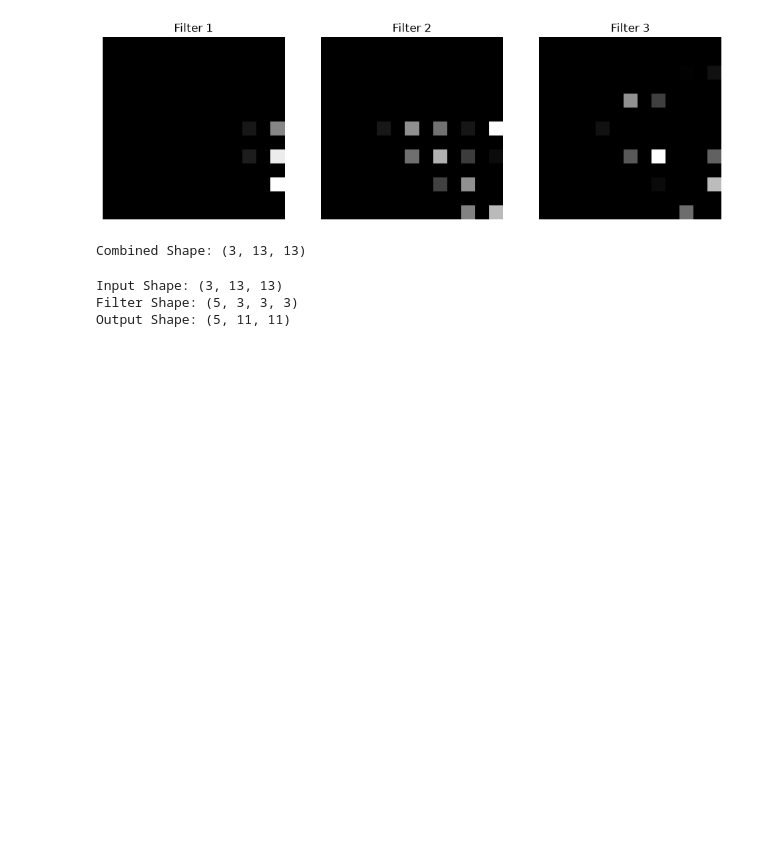
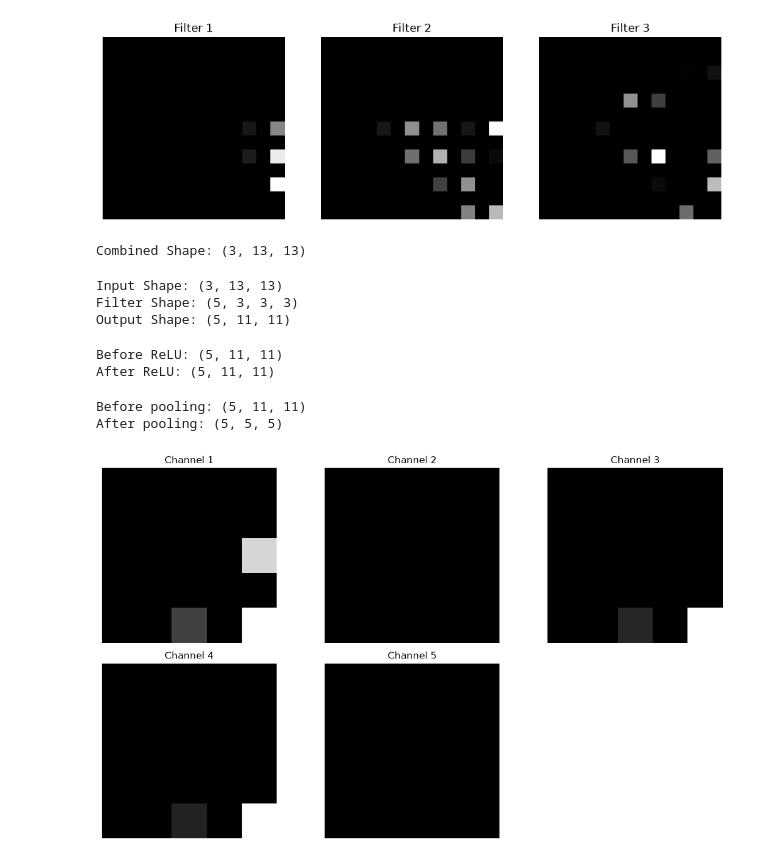
Before and after one commit to ankitwrites/recognizing-handwritten-digits-using-cnn, a Jupyter notebook: convolution from scratch.ipynb, the cells around one changed output. Saved outputs shown, nothing was run; the diff lists cells and outputs as text; code cells hidden in the pictures; blank space fills up the shorter version.

Commit message:
relu and max pooling on all channels

```diff
--- a/convolution from scratch.ipynb
+++ b/convolution from scratch.ipynb
@@ -260,3 +260,48 @@ print("Output Shape:", output.shape)
 Input Shape: (3, 13, 13)
 Filter Shape: (5, 3, 3, 3)
 Output Shape: (5, 11, 11)
+# %%
+#relu on all 5 feature maps
+
+output_activated = relu(output)
+print("Before ReLU:", output.shape)
+print("After ReLU:", output_activated.shape)
+# %% [output]
+Before ReLU: (5, 11, 11)
+After ReLU: (5, 11, 11)
+# %%
+#max pooling on all 5 channels
+
+def max_pool_channels(data, poolsize=2, stride=2):
+    num_channels, height, width = data.shape
+
+    output_height = (height - poolsize) // stride + 1
+    output_width = (width - poolsize) // stride + 1
+
+    pooled = np.zeros((num_channels, output_height, output_width))
+
+    for c in range(num_channels):
+        pooled[c] = max_pool(data[c], poolsize, stride)
+
+    return pooled
+# %%
+output_pooled = max_pool_channels(output_activated)
+
+print("Before pooling:", output_activated.shape)
+print("After pooling:", output_pooled.shape)
+# %% [output]
+Before pooling: (5, 11, 11)
+After pooling: (5, 5, 5)
+# %%
+plt.figure(figsize=(12, 7))
+
+for i in range(5):
+    plt.subplot(2, 3, i + 1)
+    plt.imshow(output_pooled[i], cmap="gray")
+    plt.title(f"Channel {i + 1}")
+    plt.axis("off")
+
+plt.tight_layout()
+plt.show()
+# %% [output]
+[figure, added]
```
